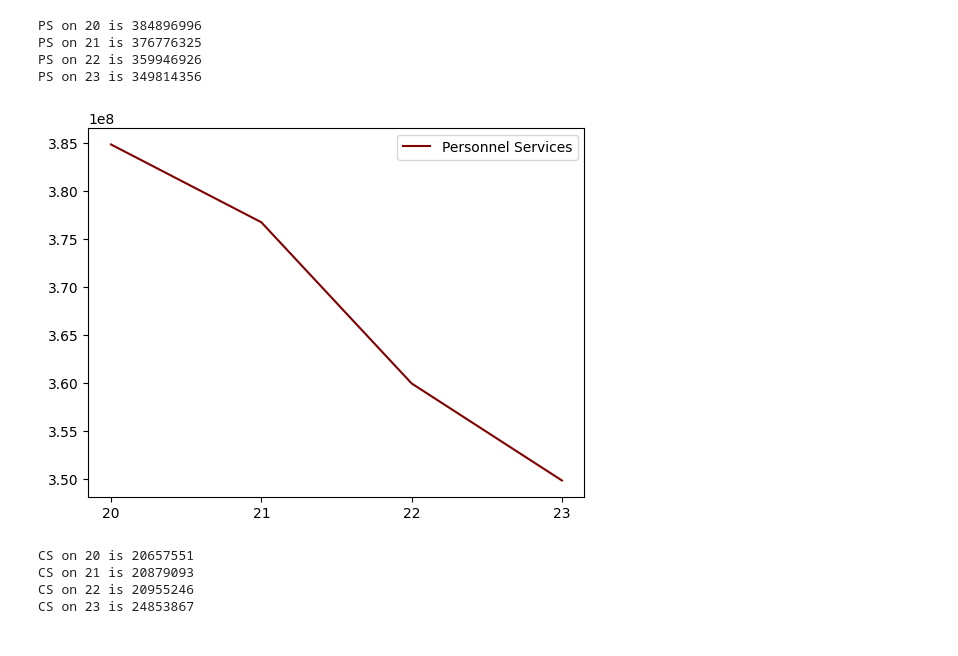
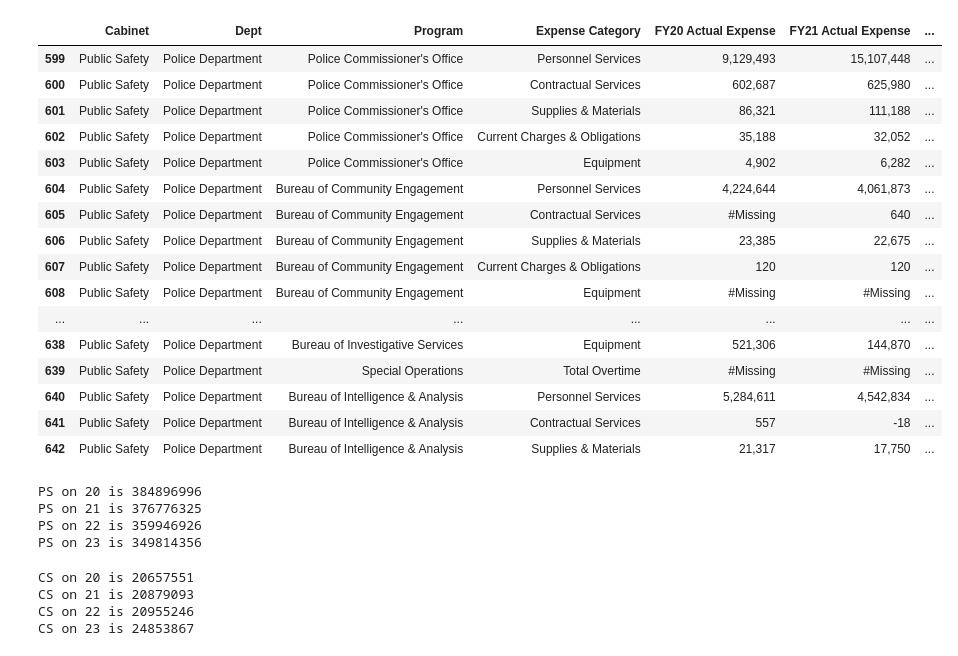
Before and after one commit to yap-ryan/ds-aclu-police-budget-analysis, a Jupyter notebook: fall22-team-2/ZiJie.ipynb, the cells around one changed output. Cells and saved outputs as stored; diff of their text form; code cells hidden in the pictures.

```diff
--- a/fall22-team-2/ZiJie.ipynb
+++ b/fall22-team-2/ZiJie.ipynb
@@ -1,12 +1,30 @@
 # %%
 import numpy as np
 import pandas as pd
 import matplotlib.pyplot as plt
 
-f=pd.read_csv('./Data/operating-budget.csv')
+f=pd.read_csv('fy23-adopted-operating-budget.csv')
 df = pd.DataFrame(f)
 BPD = df.loc[(df['Dept'] == "Police Department")]
-# BPD
+BPD
+# %% [output]
+|  | Cabinet | Dept | Program | Expense Category | FY20 Actual Expense | FY21 Actual Expense | ... |
+| 599 | Public Safety | Police Department | Police Commissioner's Office | Personnel Services | 9,129,493 | 15,107,448 | ... |
+| 600 | Public Safety | Police Department | Police Commissioner's Office | Contractual Services | 602,687 | 625,980 | ... |
+| 601 | Public Safety | Police Department | Police Commissioner's Office | Supplies & Materials | 86,321 | 111,188 | ... |
+| 602 | Public Safety | Police Department | Police Commissioner's Office | Current Charges & Obligations | 35,188 | 32,052 | ... |
+| 603 | Public Safety | Police Department | Police Commissioner's Office | Equipment | 4,902 | 6,282 | ... |
+| 604 | Public Safety | Police Department | Bureau of Community Engagement | Personnel Services | 4,224,644 | 4,061,873 | ... |
+| 605 | Public Safety | Police Department | Bureau of Community Engagement | Contractual Services | #Missing | 640 | ... |
+| 606 | Public Safety | Police Department | Bureau of Community Engagement | Supplies & Materials | 23,385 | 22,675 | ... |
+| 607 | Public Safety | Police Department | Bureau of Community Engagement | Current Charges & Obligations | 120 | 120 | ... |
+| 608 | Public Safety | Police Department | Bureau of Community Engagement | Equipment | #Missing | #Missing | ... |
+| ... | ... | ... | ... | ... | ... | ... | ... |
+| 638 | Public Safety | Police Department | Bureau of Investigative Services | Equipment | 521,306 | 144,870 | ... |
+| 639 | Public Safety | Police Department | Special Operations | Total Overtime | #Missing | #Missing | ... |
+| 640 | Public Safety | Police Department | Bureau of Intelligence & Analysis | Personnel Services | 5,284,611 | 4,542,834 | ... |
+| 641 | Public Safety | Police Department | Bureau of Intelligence & Analysis | Contractual Services | 557 | -18 | ... |
+| 642 | Public Safety | Police Department | Bureau of Intelligence & Analysis | Supplies & Materials | 21,317 | 17,750 | ... |
 # %%
 Personnel_Services = df.loc[(df['Dept'] == "Police Department") & (df['Expense Category'] == "Personnel Services")]
 
@@ -53,15 +71,11 @@ for i in x:
 print("PS on 23 is" ,sumps23)
 
 psData = [sumps20, sumps21, sumps22, sumps23]
-plt.plot(['20', '21',"22","23"], psData, color ='maroon')
-plt.legend(['Personnel Services'])
-plt.show()
 # %% [output]
 PS on 20 is 384896996
 PS on 21 is 376776325
 PS on 22 is 359946926
 PS on 23 is 349814356
-[figure, removed]
 # %%
 cs20 = Contractual_Services["FY20 Actual Expense"]
 x = cs20.tolist()
```
Also changed, not shown: parts of 16 cells of this notebook, 2 other files.
